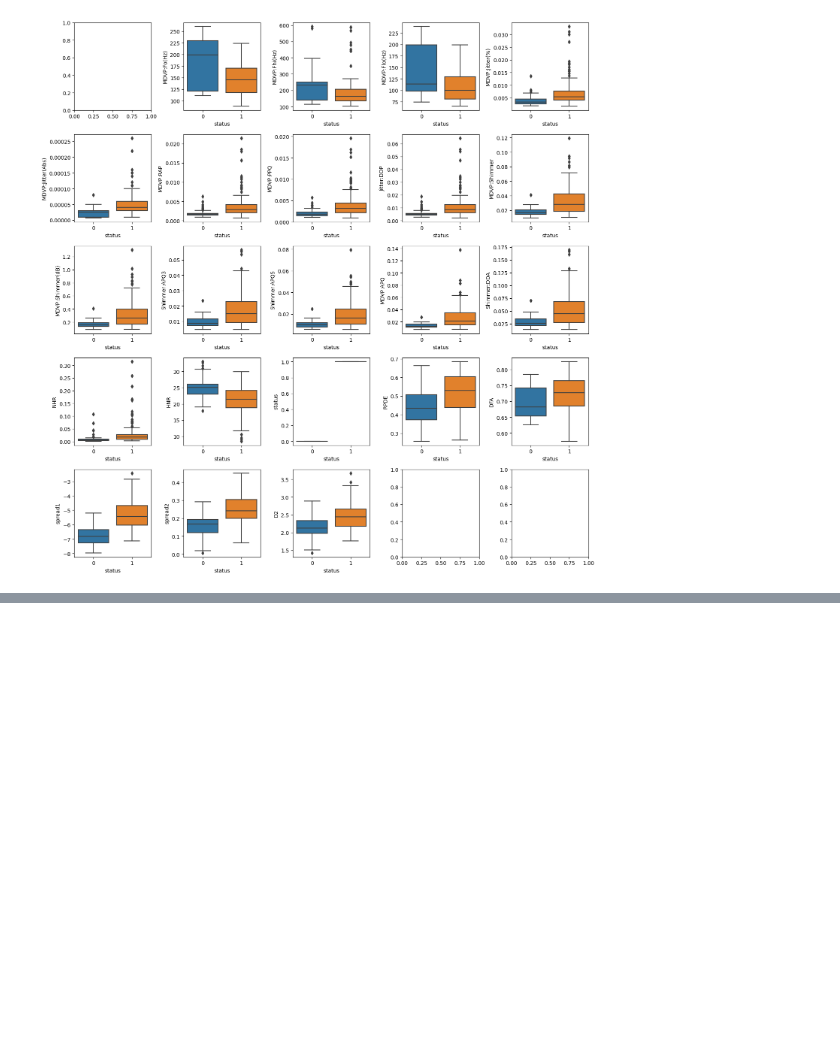
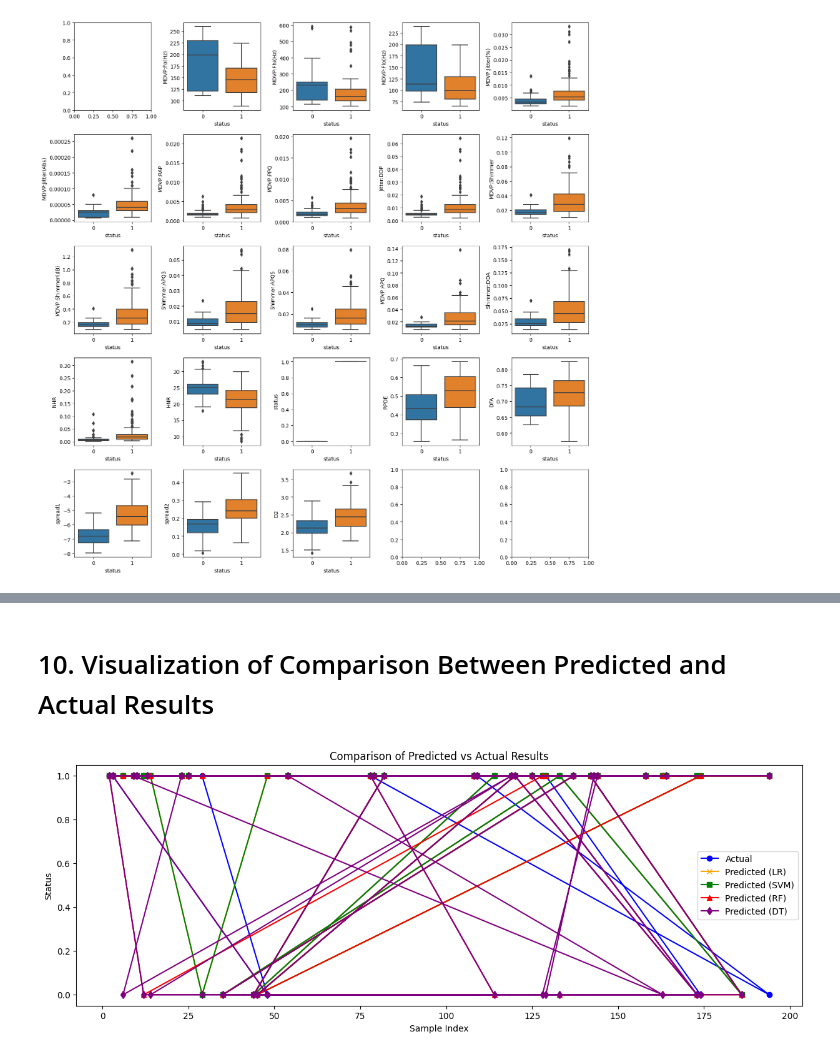
Before and after one commit to Shreyanshdev/analysis_parkinson, a Jupyter notebook: analysis.ipynb, the cells around one changed output, grey strips where cells are left out. Drawn from its saved outputs; the diff is of its cells as text; code cells hidden in the pictures; blank space fills up the shorter version.

```diff
--- a/analysis.ipynb
+++ b/analysis.ipynb
@@ -184,4 +155,0 @@ plt.show()
-# %%
-plt.rcParams['figure.figsize'] = (15, 4)
-sns.pairplot(parkinsons_data,hue = 'status', vars = ['MDVP:Shimmer','MDVP:Shimmer(dB)','Shimmer:APQ3','Shimmer:APQ5','MDVP:APQ','Shimmer:DDA'] )
-plt.show()
@@ -381,0 +244,15 @@ plt.show()
+# %%
+# Comparison for Logistic Regression as an example
+import pandas as pd
+
+# Creating a comparison dataframe
+comparison_df = pd.DataFrame({
+    'Actual': Y_test,
+    'Predicted_LR': logistic_model.predict(X_test),
+    'Predicted_SVM': svm_model.predict(X_test),
+    'Predicted_RF': rf_model.predict(X_test),
+    'Predicted_DT': dt_model.predict(X_test)
+})
+
+# Display the first few rows of the comparison
+print(comparison_df.head(20))
@@ -381,0 +277,22 @@ plt.show()
+# %% [markdown]
+# 10. Visualization of Comparison Between Predicted and Actual Results
+# %%
+import matplotlib.pyplot as plt
+
+# Plot comparison between Actual and Predicted values including Decision Tree
+comparison_df.reset_index(inplace=True)
+
+plt.figure(figsize=(15, 5))
+plt.plot(comparison_df['index'], comparison_df['Actual'], marker='o', label='Actual', color='blue')
+plt.plot(comparison_df['index'], comparison_df['Predicted_LR'], marker='x', label='Predicted (LR)', color='orange')
+plt.plot(comparison_df['index'], comparison_df['Predicted_SVM'], marker='s', label='Predicted (SVM)', color='green')
+plt.plot(comparison_df['index'], comparison_df['Predicted_RF'], marker='^', label='Predicted (RF)', color='red')
+plt.plot(comparison_df['index'], comparison_df['Predicted_DT'], marker='d', label='Predicted (DT)', color='purple')  # Add Decision Tree
+
+plt.title("Comparison of Predicted vs Actual Results")
+plt.xlabel("Sample Index")
+plt.ylabel("Status")
+plt.legend()
+plt.show()
+# %% [output]
+[figure, added]
```
Also changed, not shown: parts of 45 cells of this notebook.
